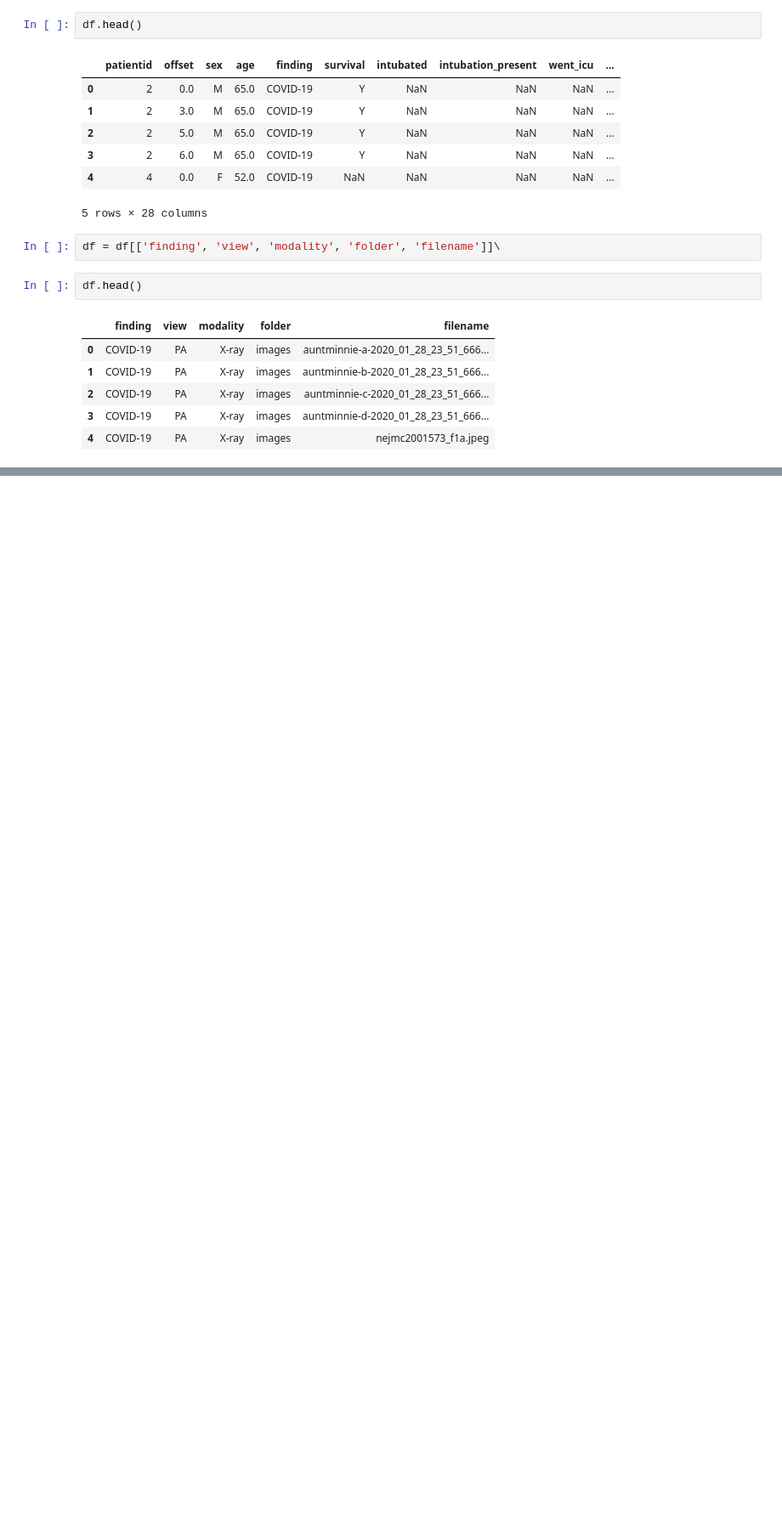
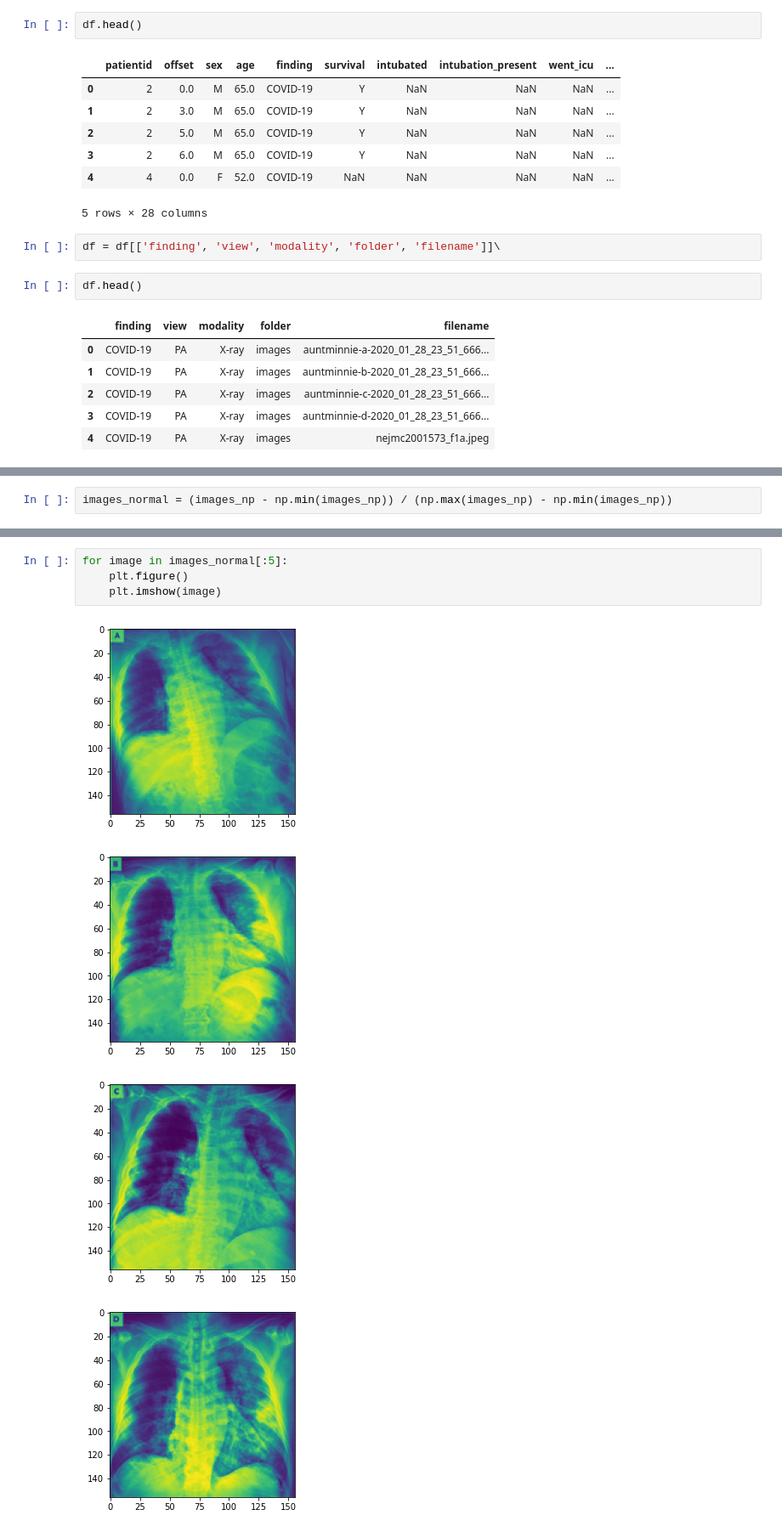
Before and after one commit to lukasrosario/cs591-project, a Jupyter notebook: project.ipynb, the cells around one changed output, grey strips where cells are left out. Shown at 85% size. Saved outputs shown, nothing was run; the diff lists cells and outputs as text; blank space fills up the shorter version.

```diff
--- a/project.ipynb
+++ b/project.ipynb
@@ -54,0 +141,2 @@ plt.imshow(images[1])
+# %%
+images_normal = (images_np - np.min(images_np)) / (np.max(images_np) - np.min(images_np))
@@ -54,0 +147,9 @@ plt.imshow(images[1])
+# %%
+for image in images_normal[:5]:
+    plt.figure()
+    plt.imshow(image)
+# %% [output]
+[figure, added]
+[figure, added]
+[figure, added]
+[figure, added]
```
Also changed, not shown: parts of 46 cells of this notebook, 3 other files.
